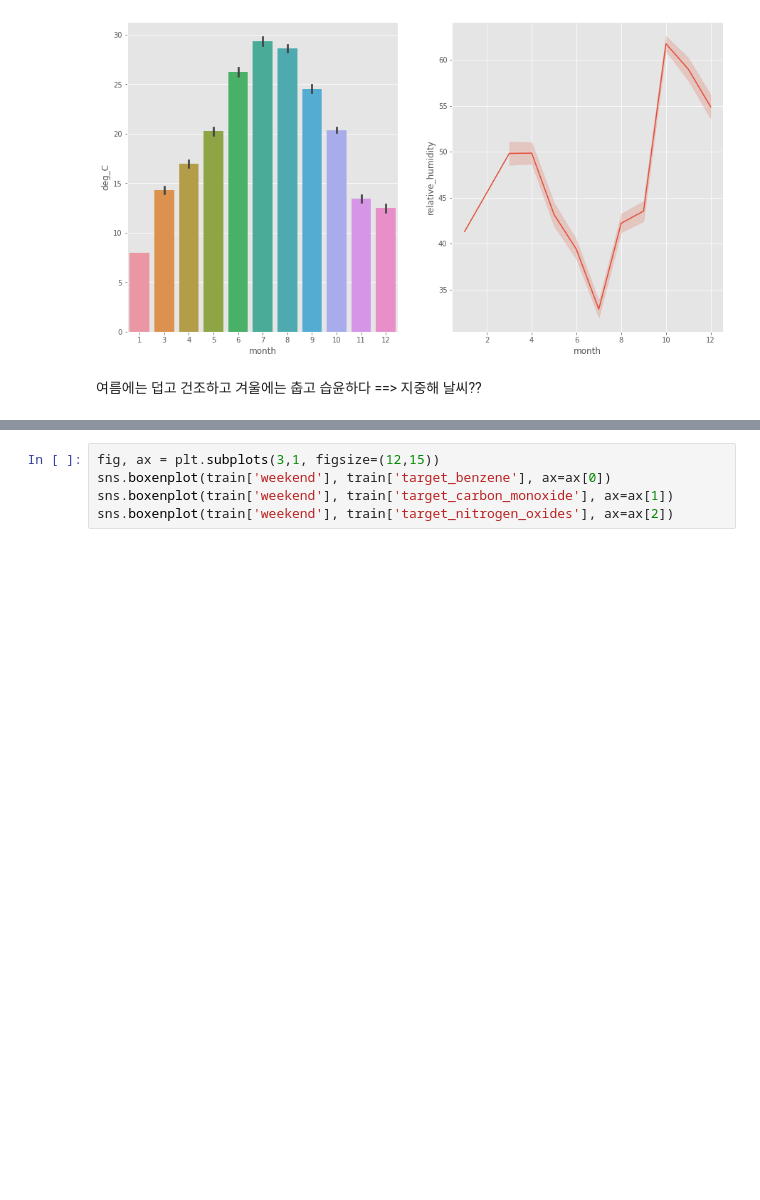
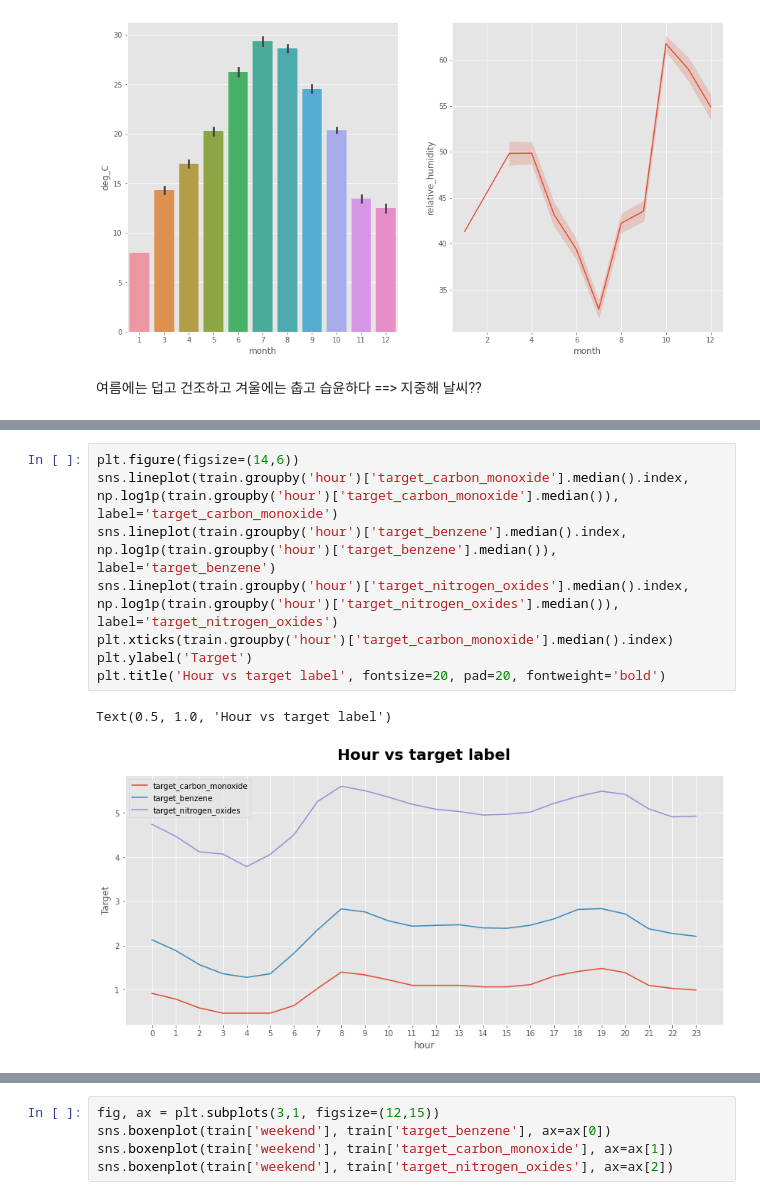
Before and after one commit to O-Kpy/Project, a Jupyter notebook: tabular_playground_series_jul_2021.ipynb, the cells around one changed output, grey strips where cells are left out. Cells and saved outputs as stored; diff of their text form; blank space fills up the shorter version.

```diff
--- a/tabular_playground_series_jul_2021.ipynb
+++ b/tabular_playground_series_jul_2021.ipynb
@@ -232,0 +249,11 @@ sns.lineplot(train['weekday'], train['target_nitrogen_oxides'], ax=ax[2])
+# %%
+plt.figure(figsize=(14,6))
+sns.lineplot(train.groupby('hour')['target_carbon_monoxide'].median().index, np.log1p(train.groupby('hour')['target_carbon_monoxide'].median()), label='target_carbon_monoxide')
+sns.lineplot(train.groupby('hour')['target_benzene'].median().index, np.log1p(train.groupby('hour')['target_benzene'].median()), label='target_benzene')
+sns.lineplot(train.groupby('hour')['target_nitrogen_oxides'].median().index, np.log1p(train.groupby('hour')['target_nitrogen_oxides'].median()), label='target_nitrogen_oxides')
+plt.xticks(train.groupby('hour')['target_carbon_monoxide'].median().index)
+plt.ylabel('Target')
+plt.title('Hour vs target label', fontsize=20, pad=20, fontweight='bold')
+# %% [output]
+Text(0.5, 1.0, 'Hour vs target label')
+[figure, added]
```
Also changed, not shown: parts of 23 cells of this notebook.
